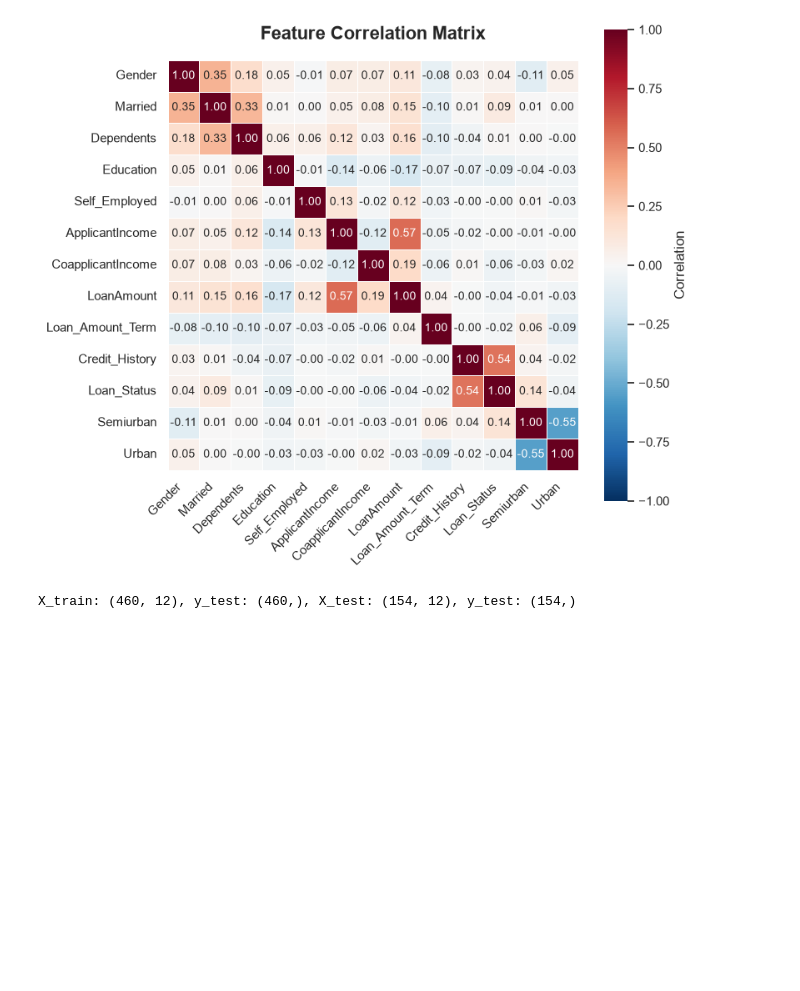
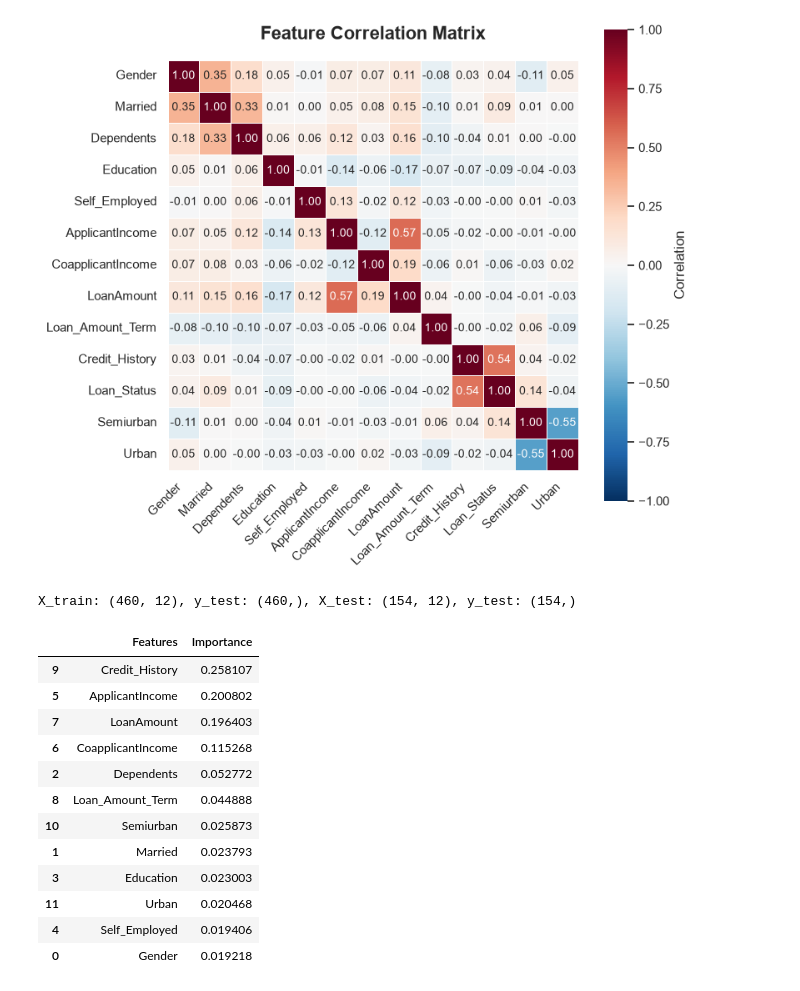
Before and after one commit to manish9857/loan_prediction, a Jupyter notebook: loan_preditction.ipynb, the cells around one changed output. Drawn from its saved outputs; the diff is of its cells as text; code cells hidden in the pictures; blank space fills up the shorter version.

```diff
--- a/loan_preditction.ipynb
+++ b/loan_preditction.ipynb
@@ -395,3 +379,25 @@ X_train, X_test, y_train, y_test = train_test_split(X,y, test_size=0.25, random_
 print(f"X_train: {X_train.shape}, y_test: {y_train.shape}, X_test: {X_test.shape}, y_test: {y_test.shape}")
 # %% [output]
 X_train: (460, 12), y_test: (460,), X_test: (154, 12), y_test: (154,)
+# %%
+rf = RandomForestClassifier(n_estimators=200, n_jobs=-1)
+rf.fit(X, y)
+importances_rf = pd.DataFrame({
+    'Features': X.columns,
+    'Importance': rf.feature_importances_
+}).sort_values(by='Importance', ascending=False)
+importances_rf
+# %% [output]
+|  | Features | Importance |
+| 9 | Credit_History | 0.258107 |
+| 5 | ApplicantIncome | 0.200802 |
+| 7 | LoanAmount | 0.196403 |
+| 6 | CoapplicantIncome | 0.115268 |
+| 2 | Dependents | 0.052772 |
+| 8 | Loan_Amount_Term | 0.044888 |
+| 10 | Semiurban | 0.025873 |
+| 1 | Married | 0.023793 |
+| 3 | Education | 0.023003 |
+| 11 | Urban | 0.020468 |
+| 4 | Self_Employed | 0.019406 |
+| 0 | Gender | 0.019218 |
```
Also changed, not shown: parts of 10 cells of this notebook, 7 other files.
